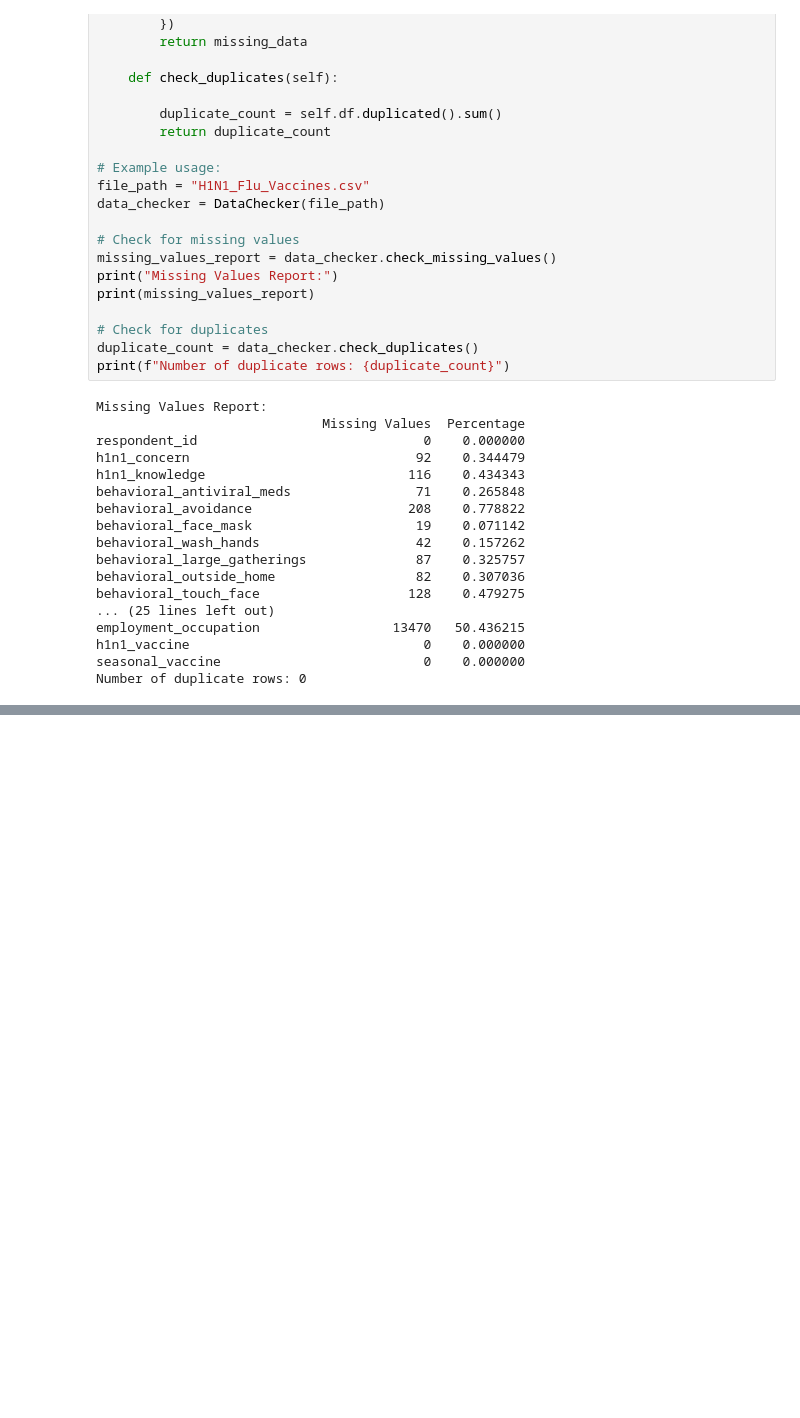
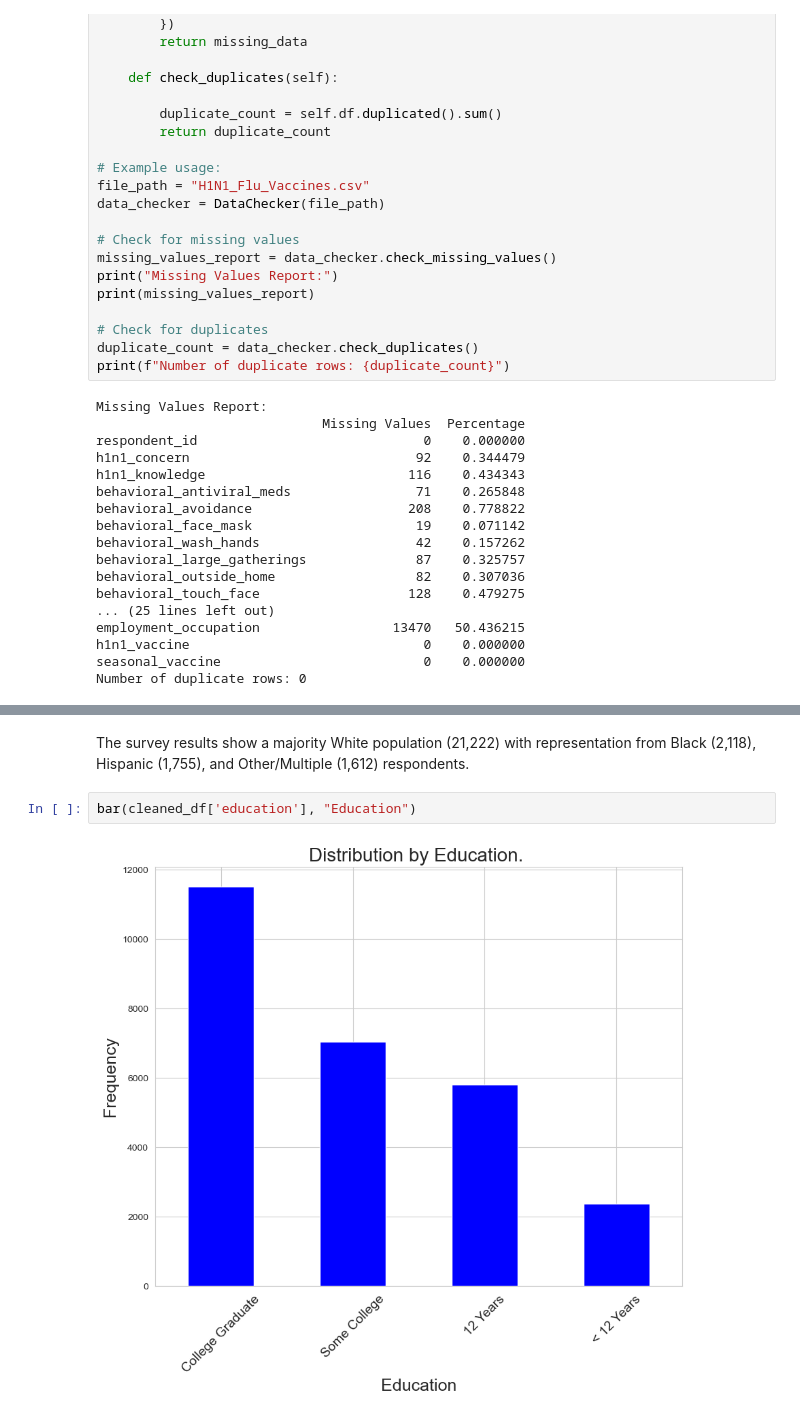
Before and after one commit to Jacintachepkemoi/Jacinta_Phase3, a Jupyter notebook: phase3.ipynb, the cells around one changed output, grey strips where cells are left out. Saved outputs shown, nothing was run; the diff lists cells and outputs as text; blank space fills up the shorter version.

```diff
--- a/phase3.ipynb
+++ b/phase3.ipynb
@@ -200,0 +424,6 @@ None
+# %% [markdown]
+The survey results show a majority White population (21,222) with representation from Black (2,118), Hispanic (1,755), and Other/Multiple (1,612) respondents.
+# %%
+bar(cleaned_df['education'], "Education")
+# %% [output]
+[figure, added]
```
Also changed, not shown: parts of 31 cells of this notebook.
